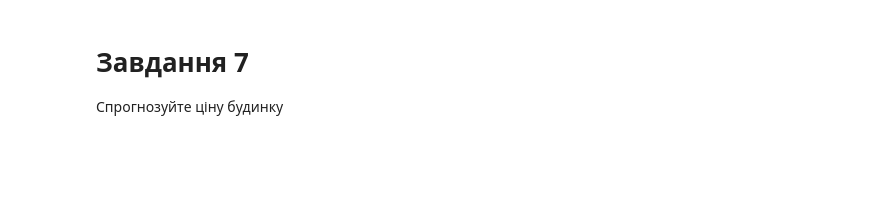
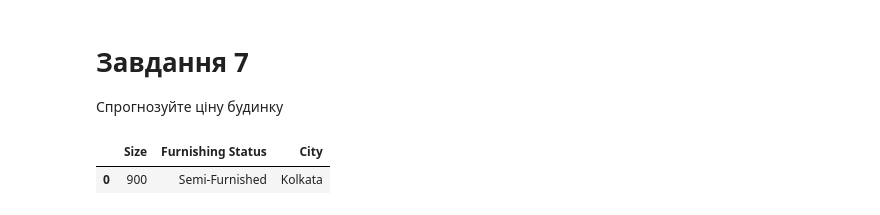
Before and after one commit to Margo-s-M/AI_Colab, a Jupyter notebook: ДЗ_7Собченко.ipynb, the cells around one changed output. Cells and saved outputs as stored; diff of their text form; code cells hidden in the pictures; blank space fills up the shorter version.

```diff
--- a/ДЗ_7Собченко.ipynb
+++ b/ДЗ_7Собченко.ipynb
@@ -220,9 +213,12 @@ metrics.r2_score(y_train_pred, y_train)
 # %%
 data = pd.DataFrame({'Size': [900],
                      'Furnishing Status': ['Semi-Furnished'],
-                     'City': ['Mumbai']})
+                     'City': ['Kolkata']})
 
 data
+# %% [output]
+|  | Size | Furnishing Status | City |
+| 0 | 900 | Semi-Furnished | Kolkata |
 # %%
 predict_price = full_model.predict(data)
 
```
Also changed, not shown: parts of 12 cells of this notebook.
